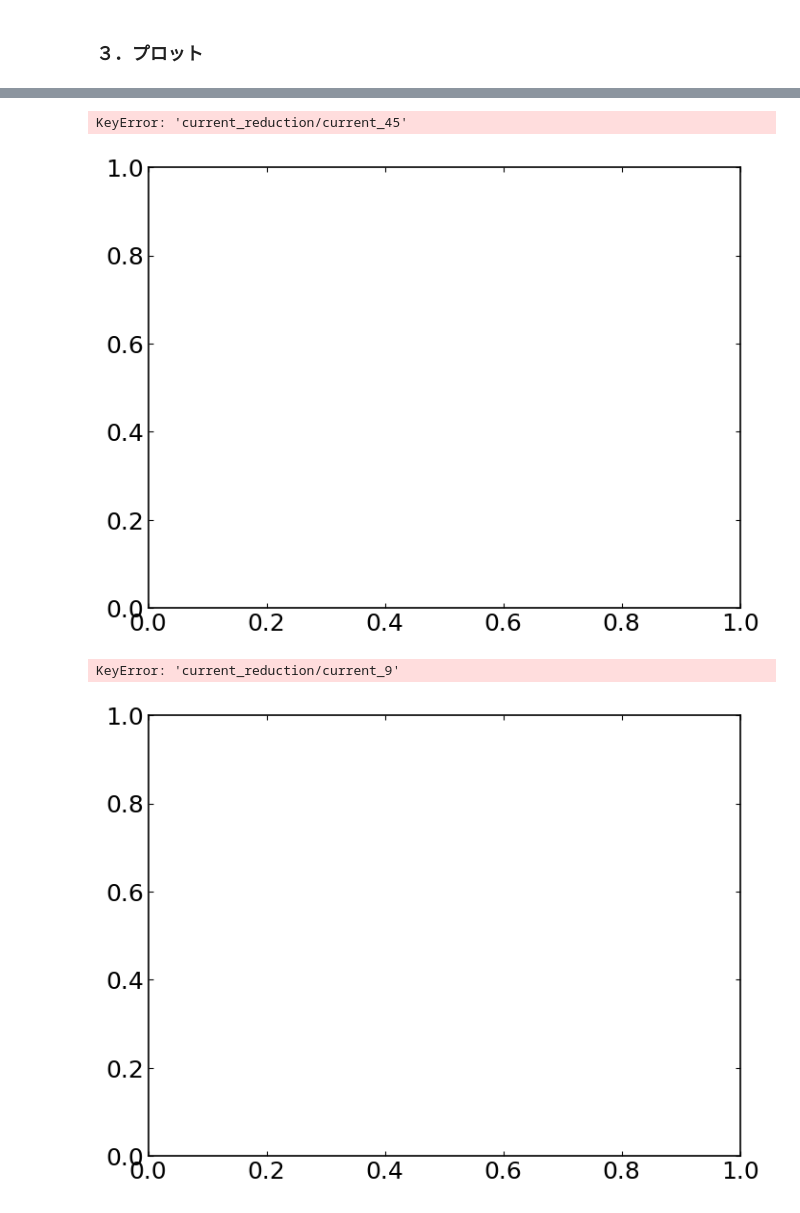
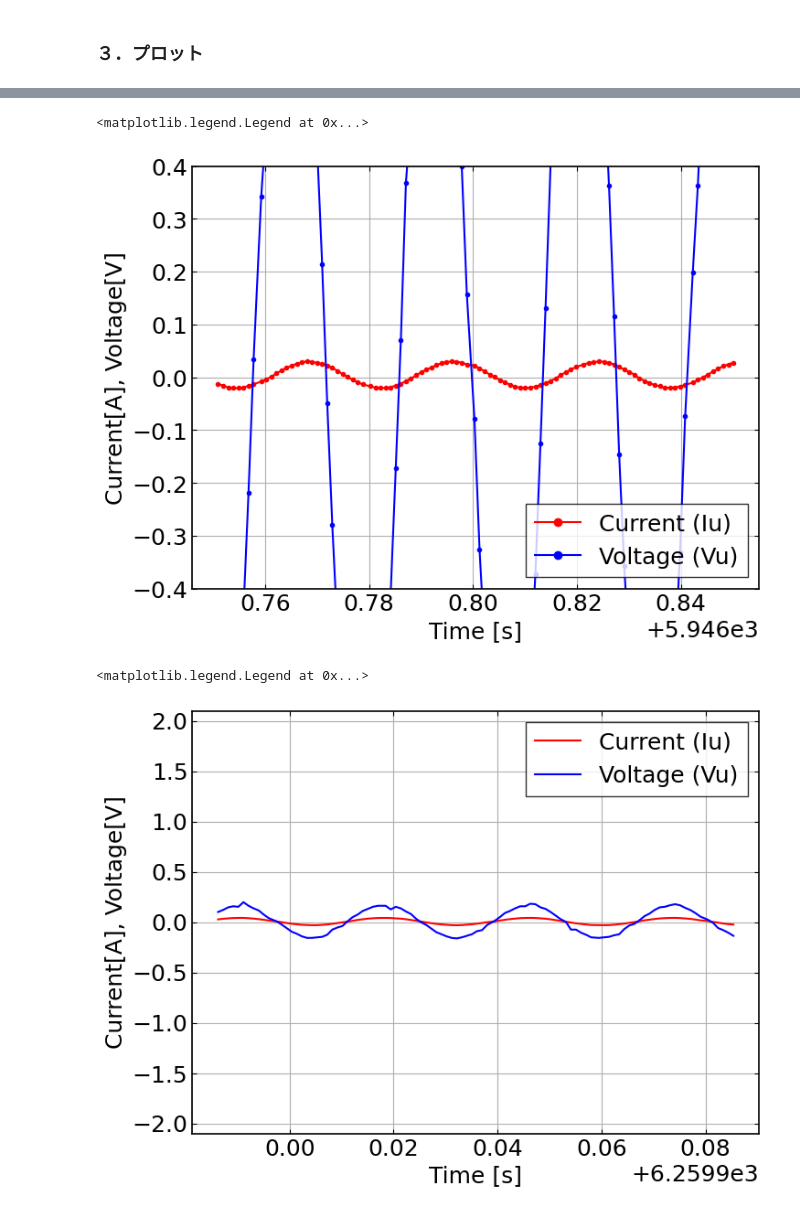
Before and after one commit to Ryoaki374/ipmu_DAQ, a Jupyter notebook: src/hdf2csv.ipynb, the cells around one changed output, grey strips where cells are left out. Drawn from its saved outputs; the diff is of its cells as text; code cells hidden in the pictures.

```diff
--- a/src/hdf2csv.ipynb
+++ b/src/hdf2csv.ipynb
@@ -76,11 +84,11 @@ print("-----------------------")
 -----------------------
 # %%
 if 'logs/log' in df_data:
-    df_data['logs/log'].columns = ["rel_time", "com", "vel", "Ptot_sum", "P_tot_w"]
+    df_data['logs/log'].columns = ["rel_time", "com", "vel", "Ptot_sum", "Ptot_w"]
 
 for name in list(df_data.keys())[:-1]:
     if name in df_data:
-        df_data[name].columns = ["rel_time", "Iu", "Vu", "Ptot_sum", "Ptot_sum_w"]
+        df_data[name].columns = ["rel_time", "Iu", "Vu", "Ptot_sum", "Ptot_w"]
 # %%
 df_data["logs/log"]
 # %% [output]
@@ -190,23 +252,23 @@ ax.grid()
 # %%
+# Current & Voltage (Expanded)
 fig, ax = plt.subplots(figsize=(8, 6))
-ax.plot(df_data["current_reduction/current_45"]["rel_time"][:100], df_data["current_reduction/current_45"]["Iu"][:100], label="Current (Iu)", color="red",)
-ax.plot(df_data["current_reduction/current_45"]["rel_time"][:100], df_data["current_reduction/current_45"]["Vu"][:100], label="Voltage (Vu)", color="blue",)
-#ax.plot(df_data["current_reduction/current_30"]["rel_time"][:], df_data["current_reduction/current_30"]["Iu"][:], label="Current (Iu)", color="red",)
-#ax.plot(df_data["current_reduction/current_20"]["rel_time"][:1000], df_data["current_reduction/current_20"]["Vu"][:1000], label="Voltage (Vu)", color="blue",)
+ax.plot(df_data["current_reduction/current_6"]["rel_time"][-100:], df_data["current_reduction/current_6"]["Iu"][-100:], marker='.', label="Current (Iu)", color="red",)
+ax.plot(df_data["current_reduction/current_6"]["rel_time"][-100:], df_data["current_reduction/current_6"]["Vu"][-100:], marker='.', label="Voltage (Vu)", color="blue",)
 
-ax.set_ylim(-2.1, 2.1)
+ax.set_ylim(-0.4, 0.4)
 ax.set_xlabel("Time [s]")
 ax.set_ylabel("Current[A], Voltage[V]")
+ax.set_yticks([-0.4, -0.3, -0.2, -0.1, 0.0, 0.1, 0.2, 0.3, 0.4])
 
 ax.grid()
-ax.legend()
+ax.legend(loc='lower right')
 # %% [output]
-KeyError: 'current_reduction/current_45'
+<matplotlib.legend.Legend at 0x...>
-[figure, old version]
+[figure, new version]
 # %%
 fig, ax = plt.subplots(figsize=(8, 6))
-ax.plot(df_data["current_reduction/current_9"]["rel_time"][:100], df_data["current_reduction/current_9"]["Iu"][:100], label="Current (Iu)", color="red",)
-ax.plot(df_data["current_reduction/current_9"]["rel_time"][:100], df_data["current_reduction/current_9"]["Vu"][:100], label="Voltage (Vu)", color="blue",)
+ax.plot(df_data["current_reduction/current_4"]["rel_time"][:100], df_data["current_reduction/current_4"]["Iu"][:100], label="Current (Iu)", color="red",)
+ax.plot(df_data["current_reduction/current_4"]["rel_time"][:100], df_data["current_reduction/current_4"]["Vu"][:100], label="Voltage (Vu)", color="blue",)
 #ax.plot(df_data["current_reduction/current_30"]["rel_time"][:], df_data["current_reduction/current_30"]["Iu"][:], label="Current (Iu)", color="red",)
 #ax.plot(df_data["current_reduction/current_20"]["rel_time"][:1000], df_data["current_reduction/current_20"]["Vu"][:1000], label="Voltage (Vu)", color="blue",)
 
@@ -217,8 +279,8 @@ ax.set_ylabel("Current[A], Voltage[V]")
 ax.grid()
 ax.legend()
 # %% [output]
-KeyError: 'current_reduction/current_9'
+<matplotlib.legend.Legend at 0x...>
-[figure, old version]
+[figure, new version]
 # %%
 df_data["current_reduction/current_9"]
 # %% [output]
```
Also changed, not shown: parts of 14 cells of this notebook.
